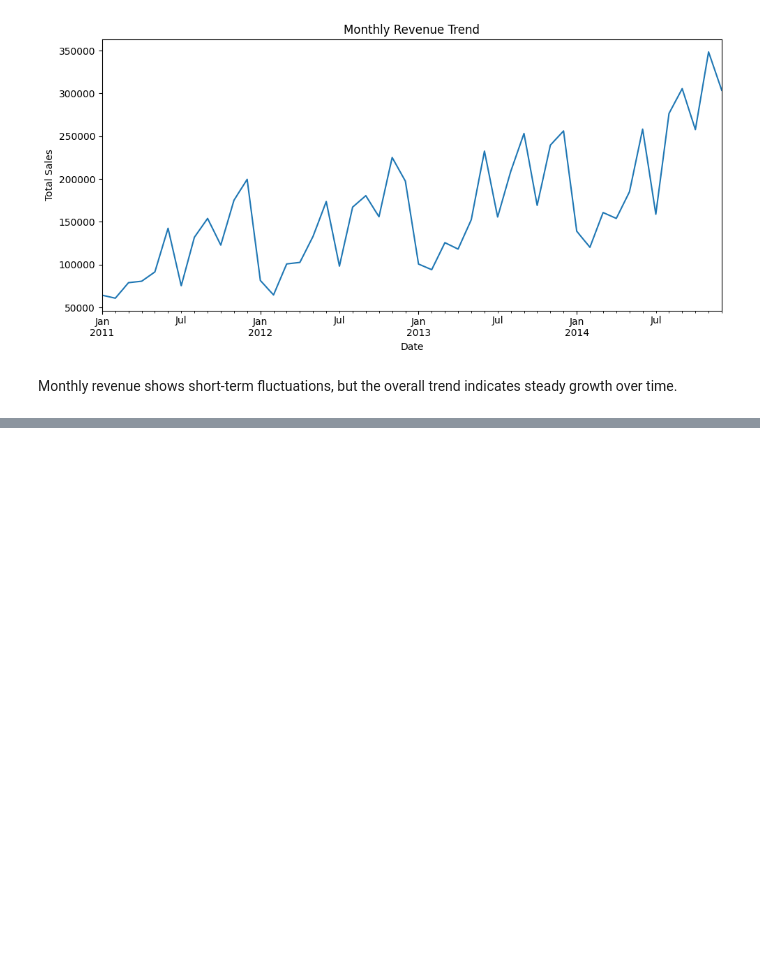
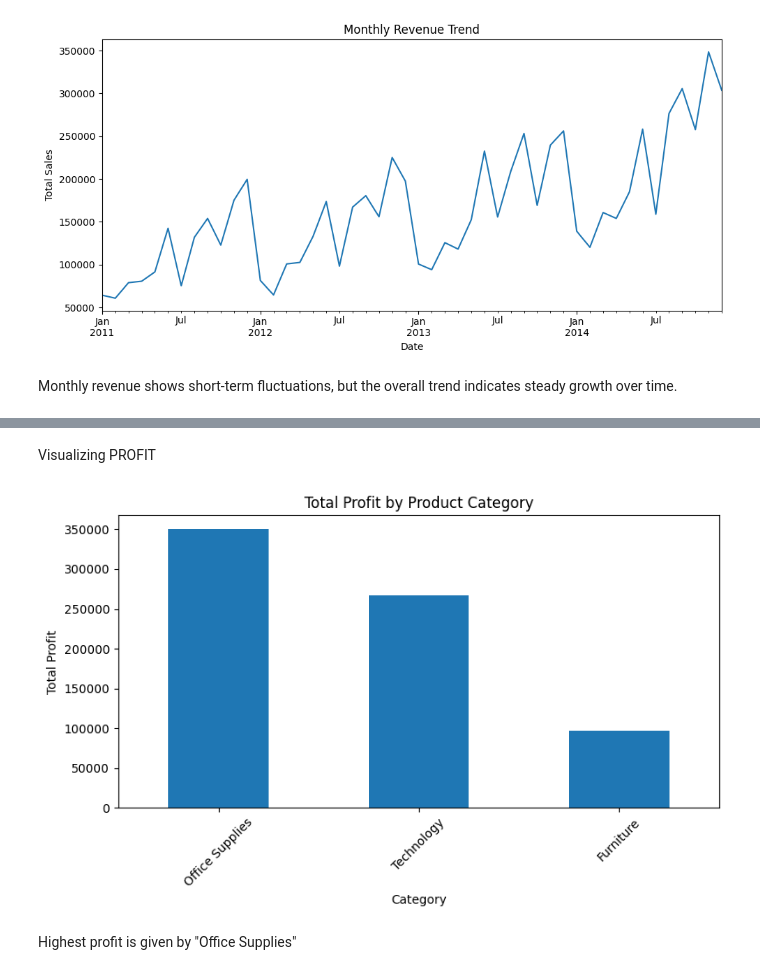
Before and after one commit to ayushbamaniya04-source/Business-Data-Analysis, a Jupyter notebook: notebook/analysis.ipynb, the cells around one changed output, grey strips where cells are left out. Drawn from its saved outputs; the diff is of its cells as text; code cells hidden in the pictures; blank space fills up the shorter version.

Commit message:
Analyze category-level profit and save visualization

```diff
--- a/notebook/analysis.ipynb
+++ b/notebook/analysis.ipynb
@@ -257,0 +262,9 @@ Monthly revenue shows short-term fluctuations, but the overall trend indicates s
+# %%
+category_perf = (
+    raw_df
+    .groupby('category')[['sales', 'profit']]
+    .sum()
+    .sort_values(by='sales', ascending=False)
+)
+
+category_perf
@@ -257,0 +277,18 @@ Monthly revenue shows short-term fluctuations, but the overall trend indicates s
+# %% [markdown]
+Visualizing PROFIT
+# %%
+plt.figure(figsize=(8, 5))
+category_perf['profit'].plot(kind='bar')
+plt.title("Total Profit by Product Category")
+plt.xlabel("Category")
+plt.ylabel("Total Profit")
+plt.xticks(rotation=45)
+
+
+plt.tight_layout()
+plt.savefig("../visuals/plots/profit_by_category.png", dpi=300)
+plt.show()
+# %% [output]
+[figure, added]
+# %% [markdown]
+Highest profit is given by "Office Supplies"
```
Also changed, not shown: parts of 3 cells of this notebook, 1 other file.
